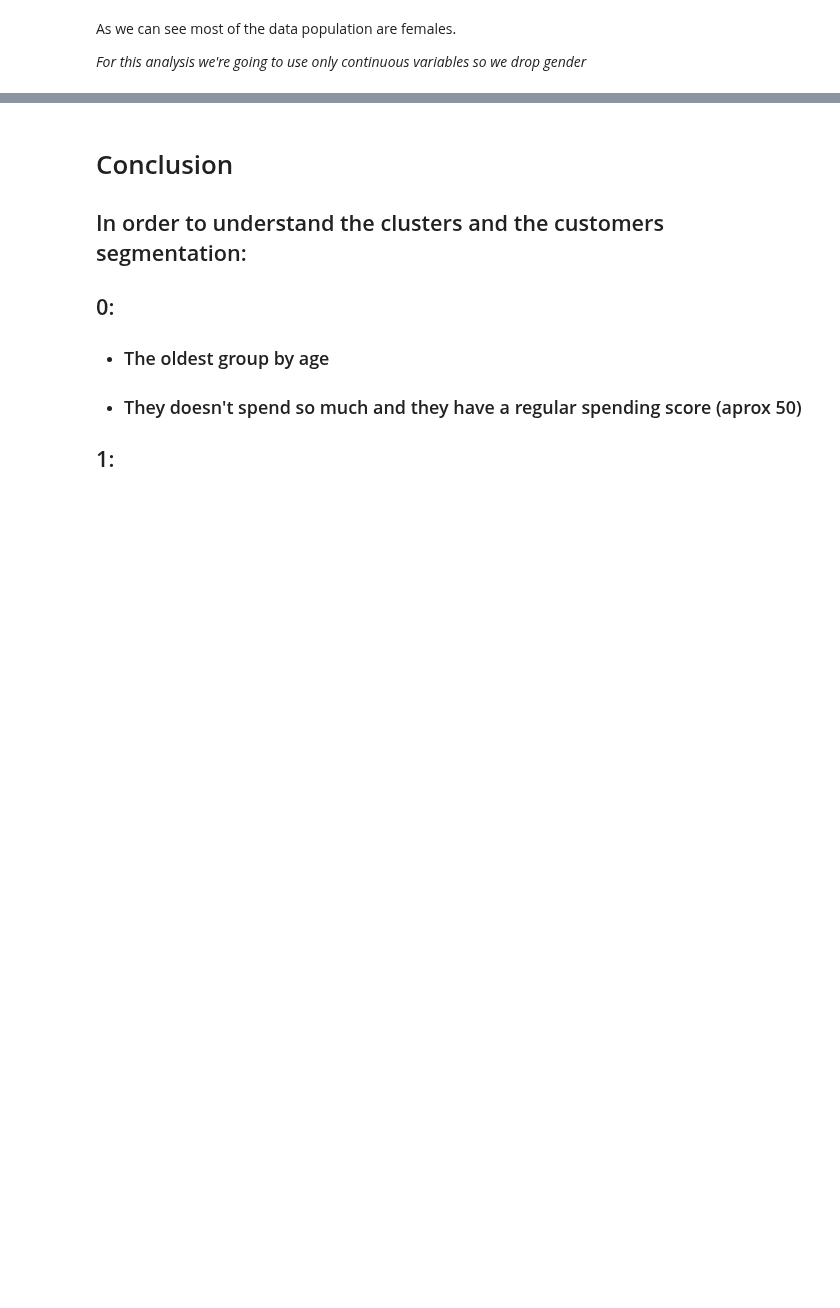
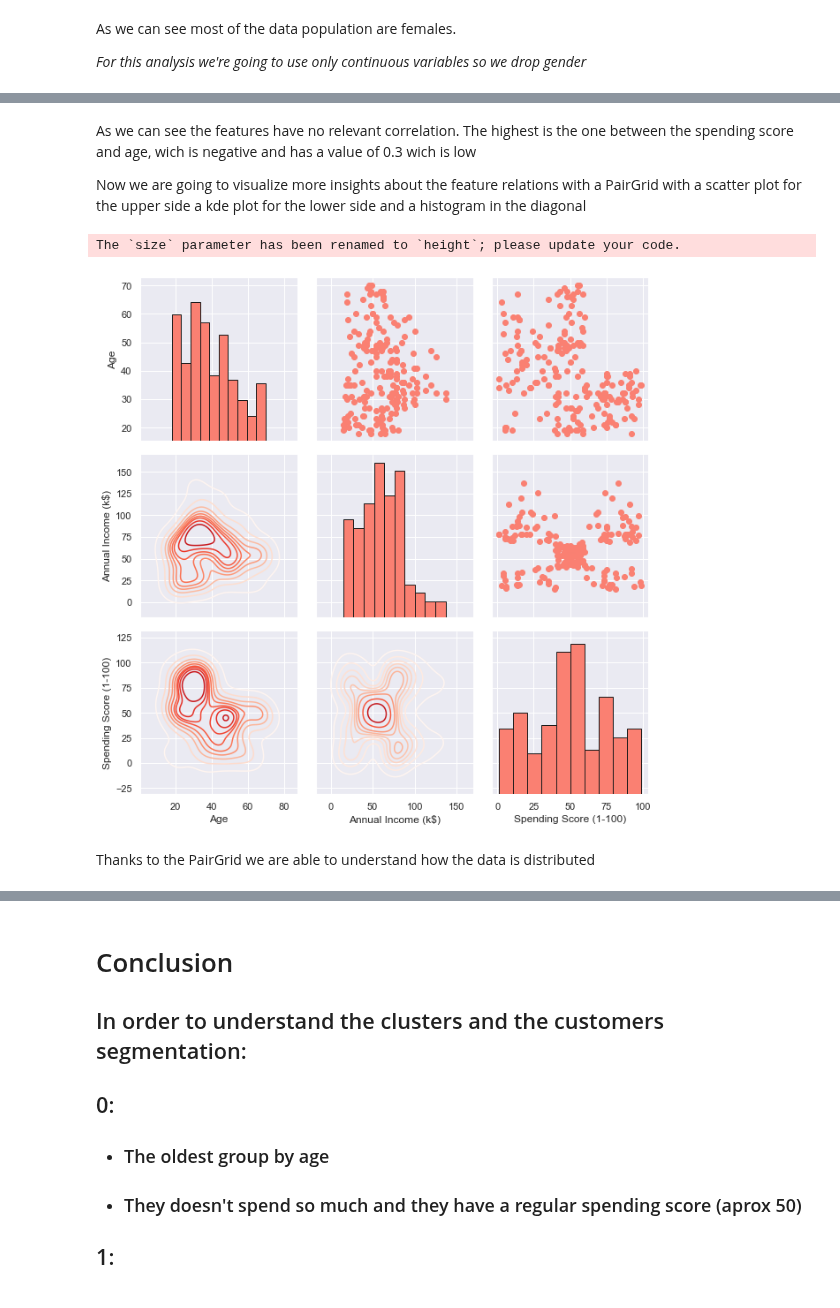
Before and after one commit to martinnss/Customer-Segmentation-with-KMeans-and-Affinity-Propagation, a Jupyter notebook: costumer_segmentation_kmeans.ipynb, the cells around one changed output, grey strips where cells are left out. Drawn from its saved outputs; the diff is of its cells as text; code cells hidden in the pictures; blank space fills up the shorter version.

```diff
--- a/costumer_segmentation_kmeans.ipynb
+++ b/costumer_segmentation_kmeans.ipynb
@@ -173,0 +175,16 @@ scaler=StandardScaler()
+# %% [markdown]
+As we can see the features have no relevant correlation. The highest is the one between the spending score and age, wich is negative and has a value of 0.3 wich is low
+
+Now we are going to visualize more insights about the feature relations with a PairGrid with a scatter plot for the upper side a kde plot for the lower side and a histogram in the diagonal
+# %%
+grid = sns.PairGrid(data= data,vars = ['Age', 'Annual Income (k$)','Spending Score (1-100)'], size = 3)
+
+#map functions to the grid
+grid = grid.map_upper(plt.scatter, color = 'salmon')
+grid = grid.map_diag(plt.hist, bins = 10, color = 'salmon',edgecolor = 'k')
+grid = grid.map_lower(sns.kdeplot, cmap = 'Reds')
+# %% [output]
+The `size` parameter has been renamed to `height`; please update your code.
+[figure, added]
+# %% [markdown]
+Thanks to the PairGrid we are able to understand how the data is distributed
```
Also changed, not shown: parts of 12 cells of this notebook.
